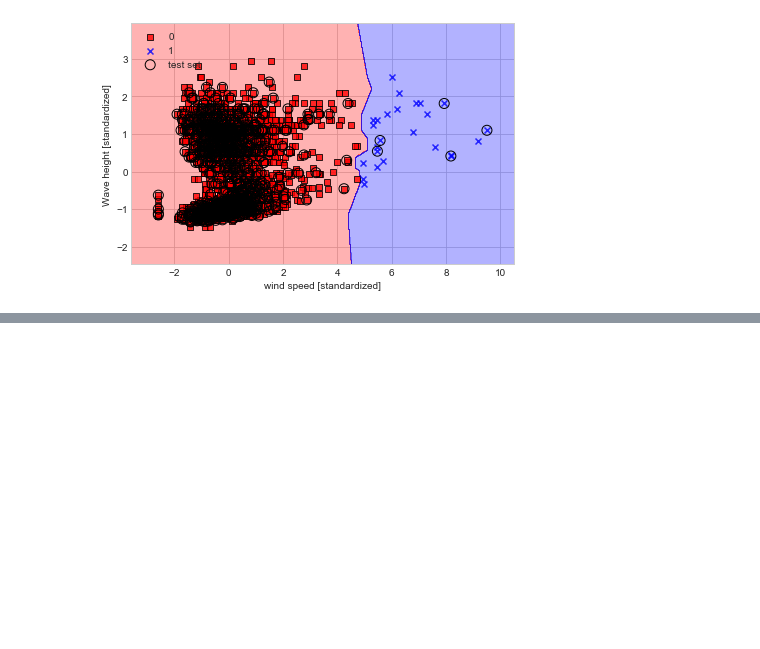
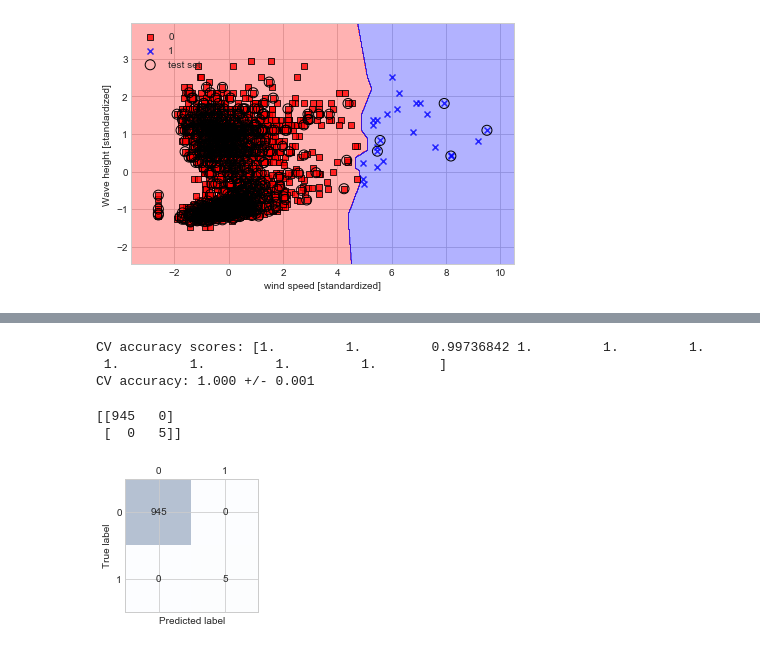
Before and after one commit to nonnn10/tom_thon, a Jupyter notebook: src/Near K.ipynb, the cells around one changed output, grey strips where cells are left out. Drawn from its saved outputs; the diff is of its cells as text; code cells hidden in the pictures; blank space fills up the shorter version.

```diff
--- a/src/Near K.ipynb
+++ b/src/Near K.ipynb
@@ -291,0 +307,18 @@ def plot_data(X, t):
+# %%
+#K分割交差検証
+import numpy as np
+from sklearn.model_selection import StratifiedKFold
+
+
+kfold = StratifiedKFold(n_splits=10,
+                        random_state=1).split(X_train_std, y_train)
+
+scores = []
+for k, (train, test) in enumerate(kfold):
+    pipe_knc.fit(X_train_std[train], y_train[train])
+    score = pipe_knc.score(X_train_std[test], y_train[test])
+    scores.append(score)
+    print('Fold: %2d, Class dist.: %s, Acc: %.5f' % (k+1,
+          np.bincount(y_train[train]), score))
+
+print('\nCV accuracy: %.5f +/- %.5f' % (np.mean(scores), np.std(scores)))
@@ -291,0 +338,40 @@ def plot_data(X, t):
+# %%
+#交差検証でのモデルの正解率
+from sklearn.model_selection import cross_val_score
+
+scores = cross_val_score(estimator=pipe_knc,
+                         X=X_train,
+                         y=y_train,
+                         cv=10,
+                         n_jobs=-1)
+print('CV accuracy scores: %s' % scores)
+print('CV accuracy: %.3f +/- %.3f' % (np.mean(scores), np.std(scores)))
+# %% [output]
+CV accuracy scores: [1.         1.         0.99736842 1.         1.         1.
+ 1.         1.         1.         1.        ]
+CV accuracy: 1.000 +/- 0.001
+# %%
+#混同行列
+from sklearn.metrics import confusion_matrix
+
+pipe_knc.fit(X_train, y_train)
+y_pred = pipe_knc.predict(X_test)
+confmat = confusion_matrix(y_true=y_test, y_pred=y_pred)
+print(confmat)
+
+fig, ax = plt.subplots(figsize=(2.5, 2.5))
+ax.matshow(confmat, cmap=plt.cm.Blues, alpha=0.3)
+for i in range(confmat.shape[0]):
+    for j in range(confmat.shape[1]):
+        ax.text(x=j, y=i, s=confmat[i, j], va='center', ha='center')
+
+plt.xlabel('Predicted label')
+plt.ylabel('True label')
+
+plt.tight_layout()
+#plt.savefig('images/06_09.png', dpi=300)
+plt.show()
+# %% [output]
+[[945   0]
+ [  0   5]]
+[figure, added]
```
Also changed, not shown: parts of 14 cells of this notebook, 3 other files.
